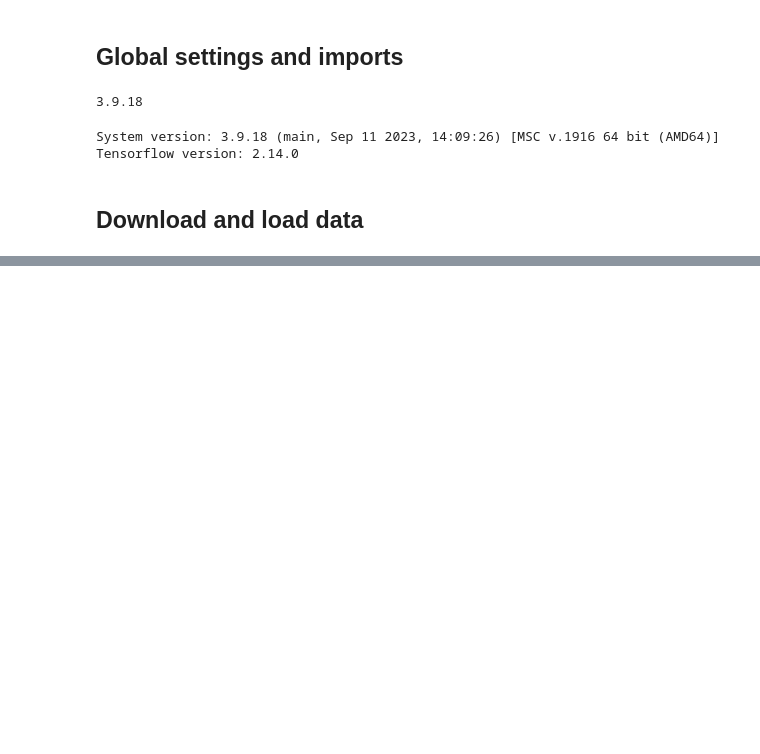
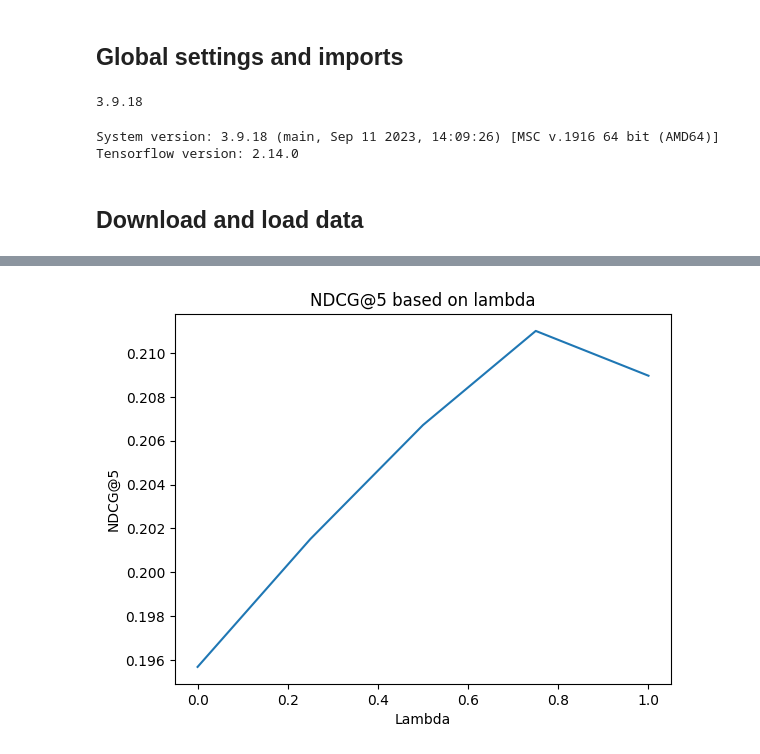
Before and after one commit to aisa6148/News_Recommendation_Project_2023, a Jupyter notebook: dkn_MIND.ipynb, the cells around one changed output, grey strips where cells are left out. Cells and saved outputs as stored; diff of their text form; code cells hidden in the pictures; blank space fills up the shorter version.

Commit message:
Add NDG calculation and visualizations

```diff
--- a/dkn_MIND.ipynb
+++ b/dkn_MIND.ipynb
@@ -637,5 +274,0 @@ lamda = 0
-# %%
-mmr_rerank_data = mmr_all(user_recs, lamda, k)
-mmr_rerank_df = pd.DataFrame(list(mmr_rerank_data.items()), columns=['user_id', 'news_id'])
-
-mmr_rerank_df
@@ -679,0 +275,10 @@ If we don't just want to do categories, we could try doing similarity with the a
+# %%
+df = get_df(test_file, "test_preds.csv")
+news_df = get_news_df()
+k = 5
+
+df_at_k = df.copy()
+df_at_k["news_id"] = df["news_id"].apply(lambda x: x[:k])
+
+print(f"NDCG@{k} (baseline): {calculate_ndcg_at_k(df, k)}")
+print(f"Diversity (baseline): {diversity_eval(news_df, df_at_k)}")
@@ -679,0 +292,23 @@ If we don't just want to do categories, we could try doing similarity with the a
+# %%
+lamdas = [x/100.0 for x in range(0, 125, 25)]
+diversities = []
+ndcgs = []
+exploded_df = df.copy().reset_index().explode(['pred', 'label', 'news_id']) #split back into columns
+for i in lamdas:
+    print(f"\nReranking with lambda={i}...")
+    mmr_rerank_data = mmr_all(news_df, df, i, k)
+    mmr_rerank_df = pd.DataFrame.from_dict(mmr_rerank_data, orient="index").reset_index()
+
+    diversity = diversity_eval(news_df, mmr_rerank_df)
+    print(f"Diversity: {diversity}")
+    diversities.append(diversity)
+
+    mmr_rerank_df = mmr_rerank_df.rename({"index": "user_id"}, axis=1)
+    split_df = mmr_rerank_df.set_index(["user_id"]).apply(lambda x: x.explode()).reset_index()
+    split_df = split_df.rename({"pred": "mmr_pred"}, axis=1)
+    mmr_labels = pd.merge(exploded_df, split_df, on=["user_id", "news_id"], how="right")
+    mmr_labels_lists = mmr_labels.groupby("user_id").agg({"label": list, "mmr_pred": list})
+    mmr_labels_lists.rename(columns={"mmr_pred": "pred"}, inplace=True)
+    ndcg = calculate_ndcg_at_k(mmr_labels_lists, k)
+    print(f"NDCG@{k}: {ndcg}")
+    ndcgs.append(ndcg)
@@ -679,0 +331,9 @@ If we don't just want to do categories, we could try doing similarity with the a
+# %%
+import matplotlib.pyplot as plt
+plt.plot(lamdas, ndcgs)
+plt.title(f"NDCG@{k} based on lambda")
+plt.xlabel("Lambda")
+plt.ylabel(f"NDCG@{k}")
+plt.show()
+# %% [output]
+[figure, added]
```
Also changed, not shown: parts of 79 cells of this notebook.
